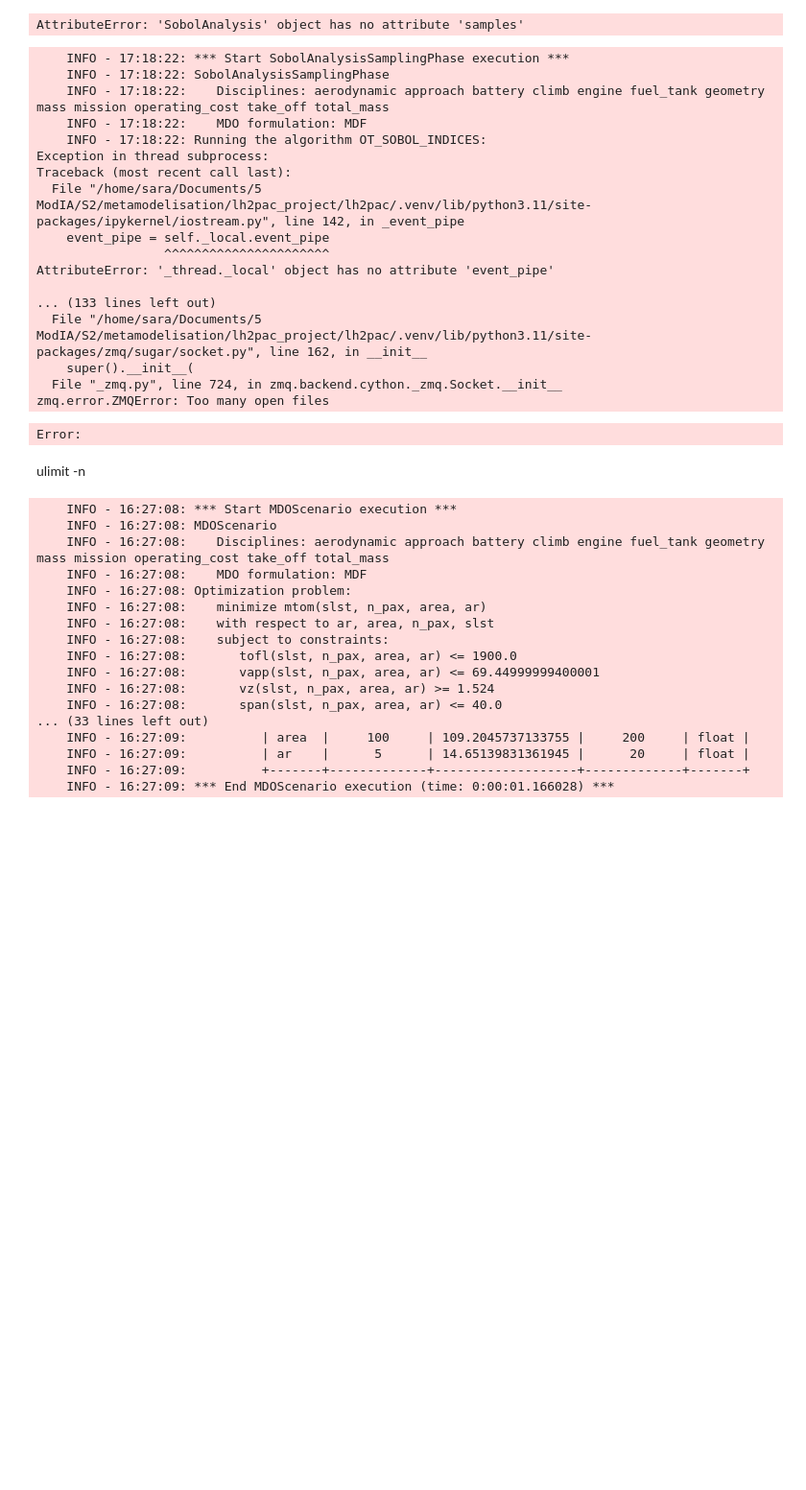
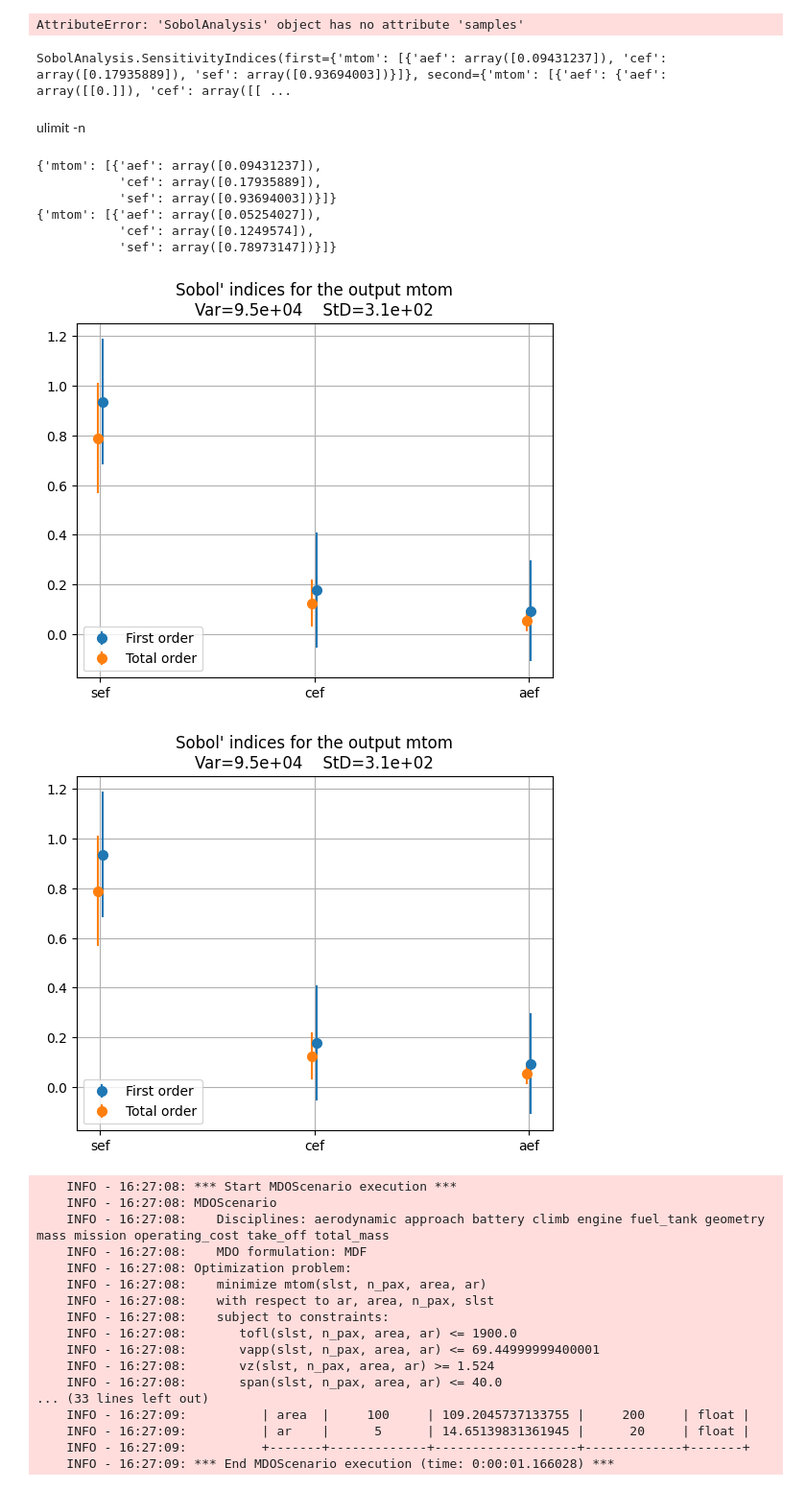
Before and after one commit to hannabkre/lh2pac, a Jupyter notebook: docs/scripts/project/problem2.ipynb, the cells around one changed output. Shown at 96% size. Drawn from its saved outputs; the diff is of its cells as text; code cells hidden in the pictures; blank space fills up the shorter version.

Commit message:
update sobol

```diff
--- a/docs/scripts/project/problem2.ipynb
+++ b/docs/scripts/project/problem2.ipynb
@@ -232,33 +232,30 @@ print("Output variµance:", np.var(outputs))
 # %% [output]
 AttributeError: 'SobolAnalysis' object has no attribute 'samples'
 # %%
-sobol = SobolAnalysis()
-sobol.compute_samples(disciplines, uncertain_space, 100)
-# sobol.compute_indices()
+from gemseo.uncertainty.sensitivity.sobol_analysis import SobolAnalysis
+import pprint
+
+sobol = SobolAnalysis("samples.pkl")
+sobol.compute_indices(output_names=["mtom"])
 # %% [output]
-    INFO - 17:18:22: *** Start SobolAnalysisSamplingPhase execution ***
-    INFO - 17:18:22: SobolAnalysisSamplingPhase
-    INFO - 17:18:22:    Disciplines: aerodynamic approach battery climb engine fuel_tank geometry mass mission operating_cost take_off total_mass
-    INFO - 17:18:22:    MDO formulation: MDF
-    INFO - 17:18:22: Running the algorithm OT_SOBOL_INDICES:
-Exception in thread subprocess:
-Traceback (most recent call last):
-  File "/home/sara/Documents/5 ModIA/S2/metamodelisation/lh2pac_project/lh2pac/.venv/lib/python3.11/site-packages/ipykernel/iostream.py", line 142, in _event_pipe
-    event_pipe = self._local.event_pipe
-                 ^^^^^^^^^^^^^^^^^^^^^^
-AttributeError: '_thread._local' object has no attribute 'event_pipe'
-
-... (133 lines left out)
-  File "/home/sara/Documents/5 ModIA/S2/metamodelisation/lh2pac_project/lh2pac/.venv/lib/python3.11/site-packages/zmq/sugar/socket.py", line 162, in __init__
-    super().__init__(
-  File "_zmq.py", line 724, in zmq.backend.cython._zmq.Socket.__init__
-zmq.error.ZMQError: Too many open files
+SobolAnalysis.SensitivityIndices(first={'mtom': [{'aef': array([0.09431237]), 'cef': array([0.17935889]), 'sef': array([0.93694003])}]}, second={'mtom': [{'aef': {'aef': array([[0.]]), 'cef': array([[ ...
-Error:
 # %% [markdown]
 ulimit -n
 # %%
 pprint.pprint(sobol.indices.first)
 pprint.pprint(sobol.indices.total)
+# %% [output]
+{'mtom': [{'aef': array([0.09431237]),
+           'cef': array([0.17935889]),
+           'sef': array([0.93694003])}]}
+{'mtom': [{'aef': array([0.05254027]),
+           'cef': array([0.1249574]),
+           'sef': array([0.78973147])}]}
+# %%
+sobol.plot("mtom", save=False, show=True)
+# %% [output]
+[figure, added]
+[figure, added]
 # %%
 # Create the design space
 from gemseo.algos.design_space import DesignSpace
```
Also changed, not shown: parts of 1 cell of this notebook, 2 other files.
